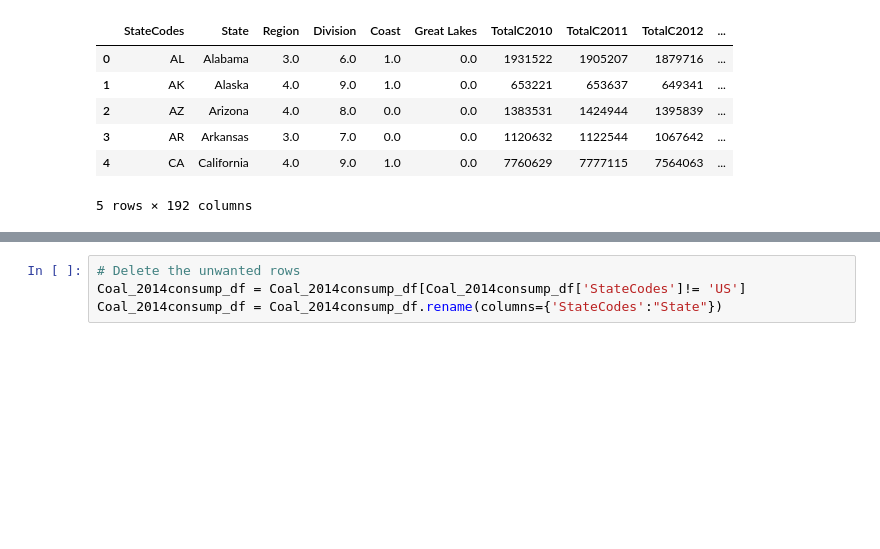
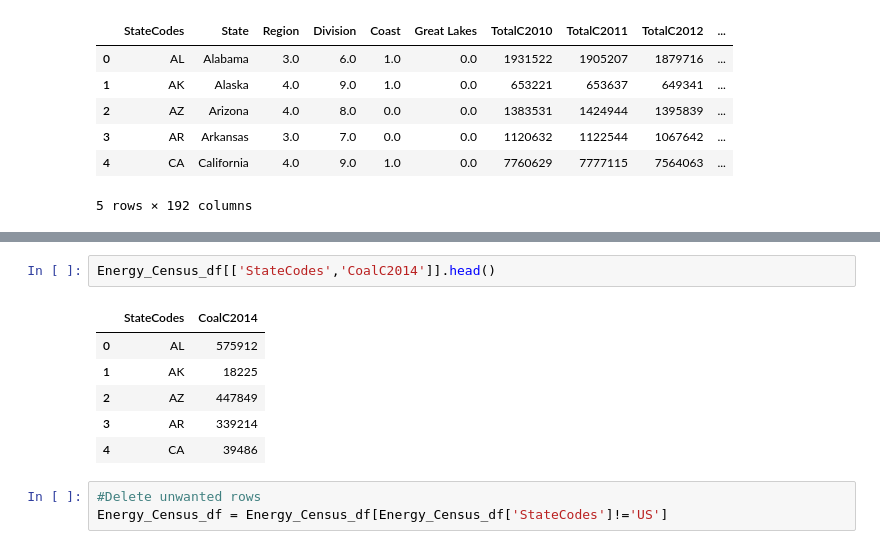
Before and after one commit to vienvo/AlternativeEnergy, a Jupyter notebook: notebooks/Fawn/Notebook/Fang _working_file.ipynb, the cells around one changed output, grey strips where cells are left out. Cells and saved outputs as stored; diff of their text form; blank space fills up the shorter version.

```diff
--- a/notebooks/Fawn/Notebook/Fang _working_file.ipynb
+++ b/notebooks/Fawn/Notebook/Fang _working_file.ipynb
@@ -123,4 +94,12 @@ See the caveats in the documentation: http://pandas.pydata.org/pandas-docs/stabl
+# %%
+Energy_Census_df[['StateCodes','CoalC2014']].head()
+# %% [output]
+|  | StateCodes | CoalC2014 |
+| 0 | AL | 575912 |
+| 1 | AK | 18225 |
+| 2 | AZ | 447849 |
+| 3 | AR | 339214 |
+| 4 | CA | 39486 |
 # %%
-# Delete the unwanted rows
-Coal_2014consump_df = Coal_2014consump_df[Coal_2014consump_df['StateCodes']!= 'US']
-Coal_2014consump_df = Coal_2014consump_df.rename(columns={'StateCodes':"State"})
+#Delete unwanted rows
+Energy_Census_df = Energy_Census_df[Energy_Census_df['StateCodes']!='US']
```
Also changed, not shown: parts of 12 cells of this notebook, 9 other files.
